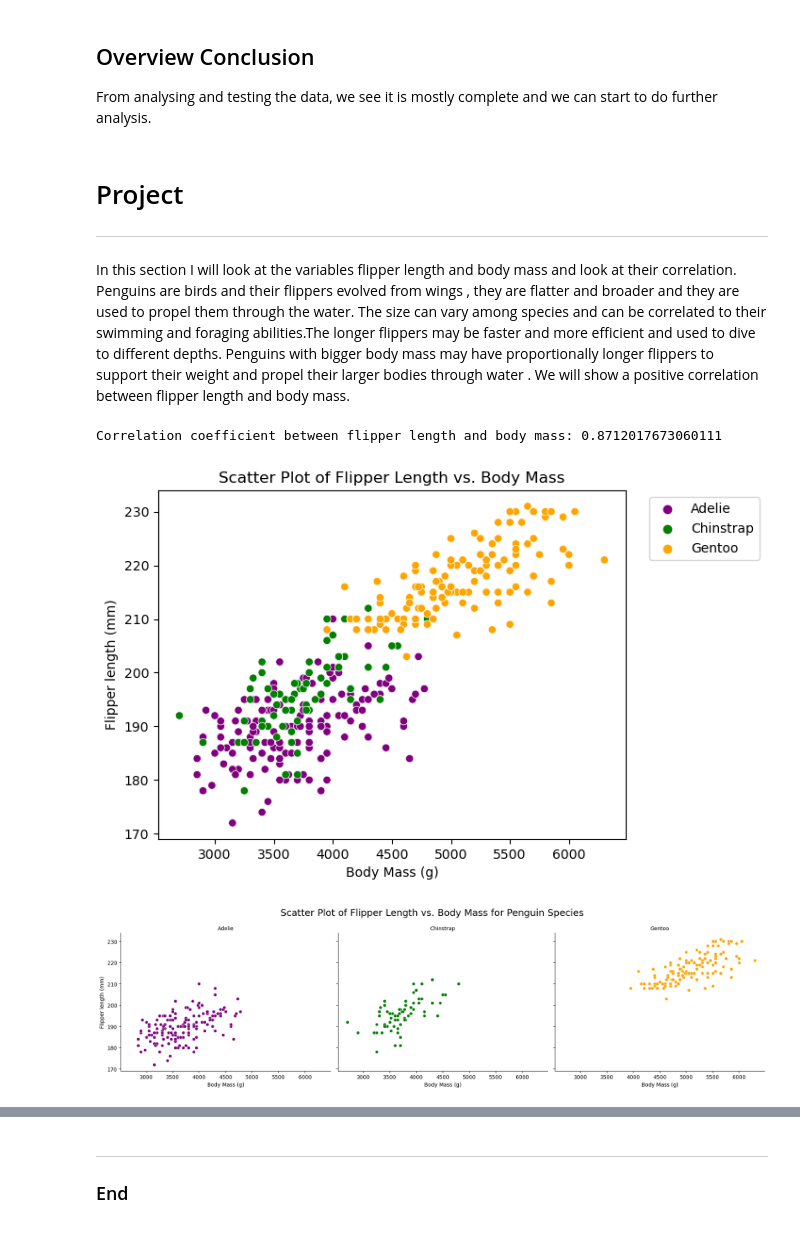
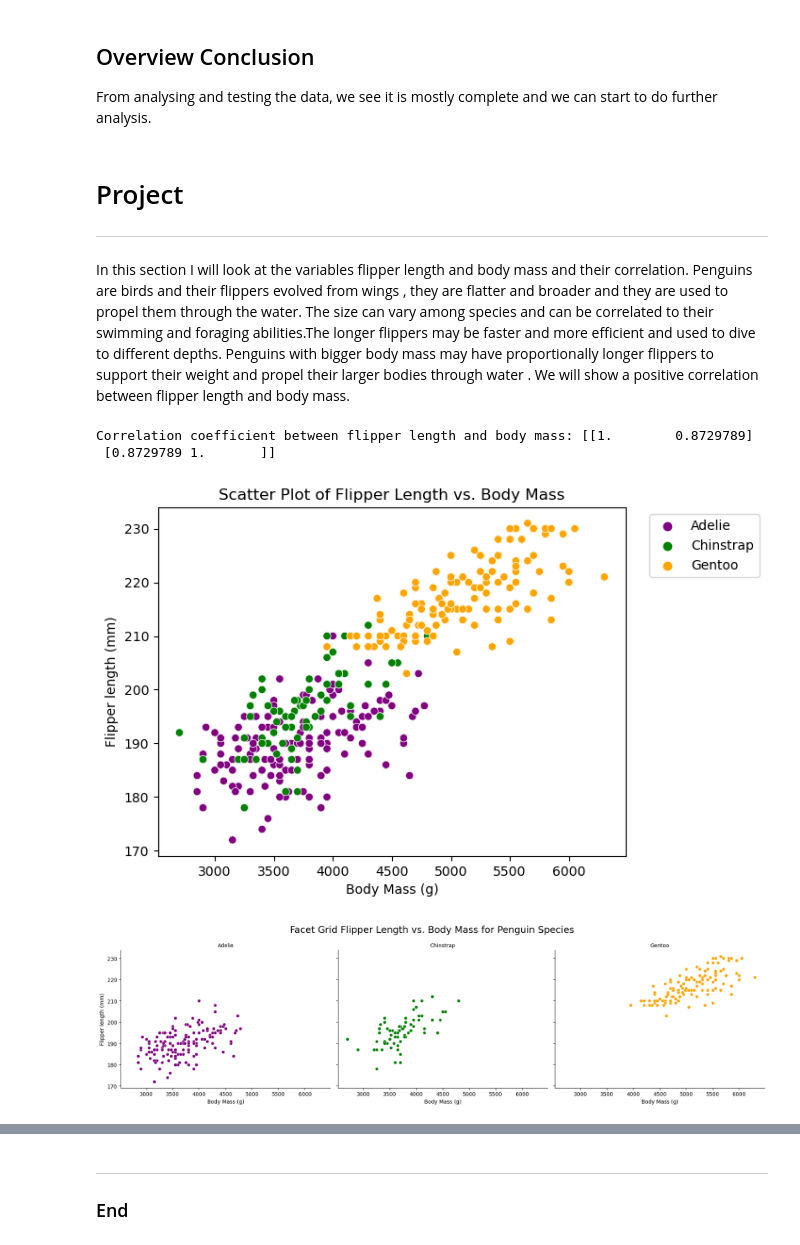
Before and after one commit to Grainne10/myproject, a Jupyter notebook: penguins.ipynb, the cells around one changed output, grey strips where cells are left out. Cells and saved outputs as stored; diff of their text form; code cells hidden in the pictures.

```diff
--- a/penguins.ipynb
+++ b/penguins.ipynb
@@ -176,3 +178,6 @@ flipper_length_mm    0.581395
 body_mass_g          0.581395
 sex                  3.197674
 dtype: float64
+# %%
+# We can remove the missing values in the dataset
+df.dropna(inplace=True)
@@ -235,7 +252,7 @@ From analysing and testing the data, we see it is mostly complete and we can sta
 # %% [markdown]
 # Project
 ***
-In this section I will look at the variables flipper length and body mass and look at their correlation.
+In this section I will look at the variables flipper length and body mass and their correlation.
 Penguins are birds and their flippers evolved from wings , they are flatter and broader and they are used to propel them through the water. The size can vary among species and can be correlated to their swimming and foraging abilities.The longer flippers may be faster and more efficient and used to dive to different depths.
 Penguins with bigger body mass may have proportionally longer flippers to support their weight and propel their larger bodies through water . We will show a positive correlation between flipper length and body mass.
 # %%
@@ -244,13 +264,18 @@ import seaborn as sns
 # %%
 # The correlation coefficient is a statistical measure of the strength of a linear relationship between two variables.
 #A coefficient of 1 shows a perfect positive correlation or a direct relationship.
-# The correlation coefficient between flipper length and body mass is 0.8712 indicates a strong positive linear relationship
+# The correlation coefficient between flipper length and body mass is 0.873 indicates a strong positive linear relationship
 # between the two variables
 
-correlation = df["flipper_length_mm"].corr(df["body_mass_g"])
+
+x = df['body_mass_g'].values
+y = df['flipper_length_mm'].values
+
+correlation = np.corrcoef(x, y)
 print("Correlation coefficient between flipper length and body mass:", correlation)
 # %% [output]
-Correlation coefficient between flipper length and body mass: 0.8712017673060111
+Correlation coefficient between flipper length and body mass: [[1.        0.8729789]
+ [0.8729789 1.       ]]
 # %%
 # We will show a scatter plot of the two variables 'flipper_length_mm' and 'body_mass_g'.
 # Set penguin species and their corresponding colors
@@ -270,19 +295,20 @@ plt.show()
 # From this we can gather that the gentoo are the biggest penguins with the longest flipper length. There is more of an overlap between
 # chinstrap and adelie penguins with adelie seeming the smallest.
 # %% [output]
-[figure, old version]
+[figure, new version]
 # %%
 # We can show them separately using facet grids:
-# Define penguin species and their corresponding colors
-
+# We can define penguin species and their corresponding colors
 g = sns.FacetGrid(df, col="species", hue="species", height=5, aspect=1.2)
 g.map(sns.scatterplot, "body_mass_g", "flipper_length_mm")
 g.set_axis_labels("Body Mass (g)", "Flipper length (mm)")
 g.set_titles("{col_name}")
 
-plt.subplots_adjust(top=0.85)  # Adjust the space between the plots and the title
-plt.suptitle("Scatter Plot of Flipper Length vs. Body Mass for Penguin Species", fontsize=18)
+plt.subplots_adjust(top=0.85)
+plt.suptitle("Facet Grid Flipper Length vs. Body Mass for Penguin Species", fontsize=18)
 plt.savefig('Faceted Scatter plot of Flipper length vs Body Mass of Penguin Species', bbox_inches='tight')
 plt.show()
+# This is spmewhat clearer , Gentoo has higher body mass and longer flipper length. There are less quantities of Chinstrap penguins
+# but they are closed in size to Adelie penguins.
 # %% [output]
-[figure, old version]
+[figure, new version]
```
Also changed, not shown: parts of 6 cells of this notebook, 5 other files.
